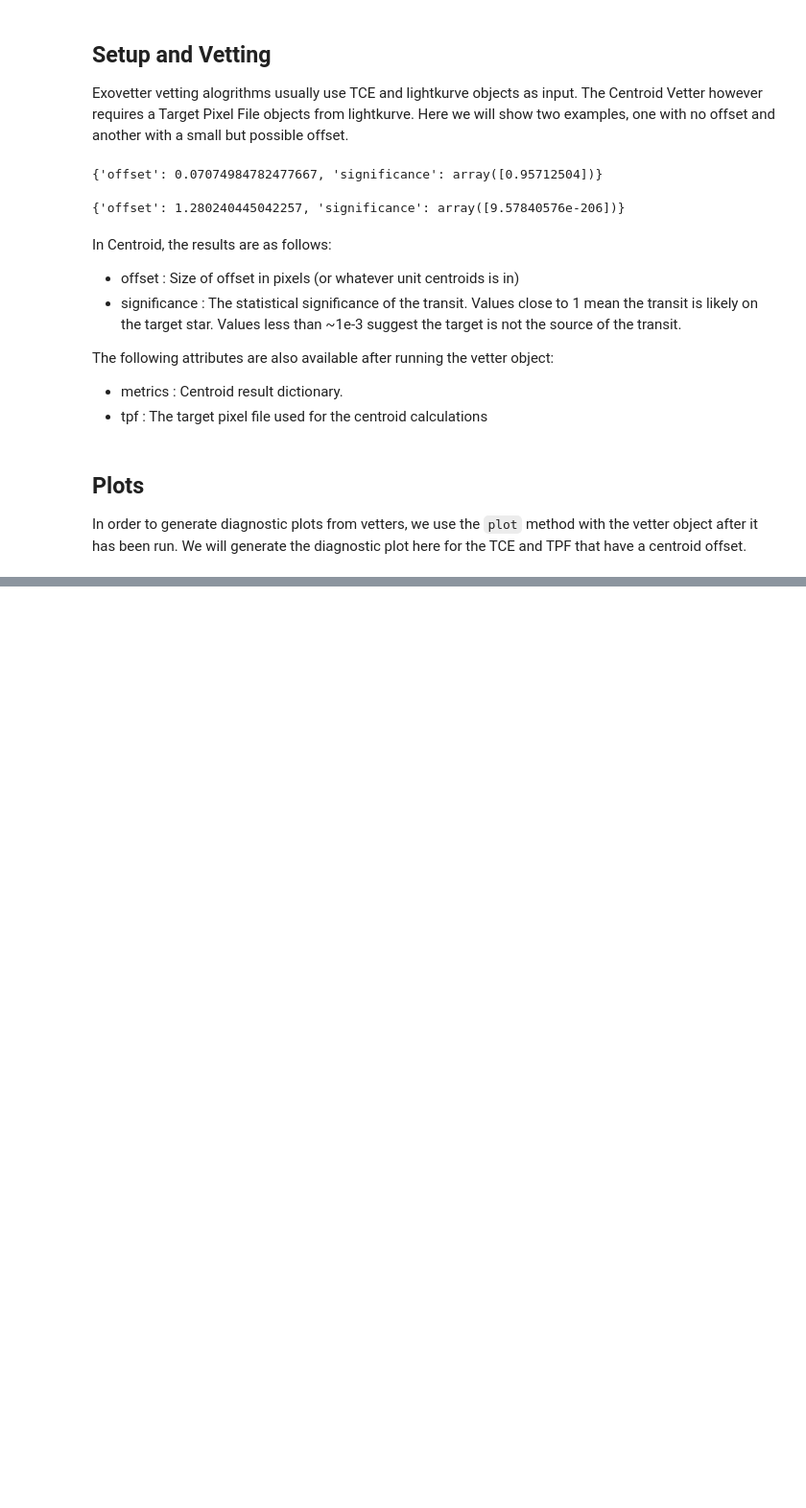
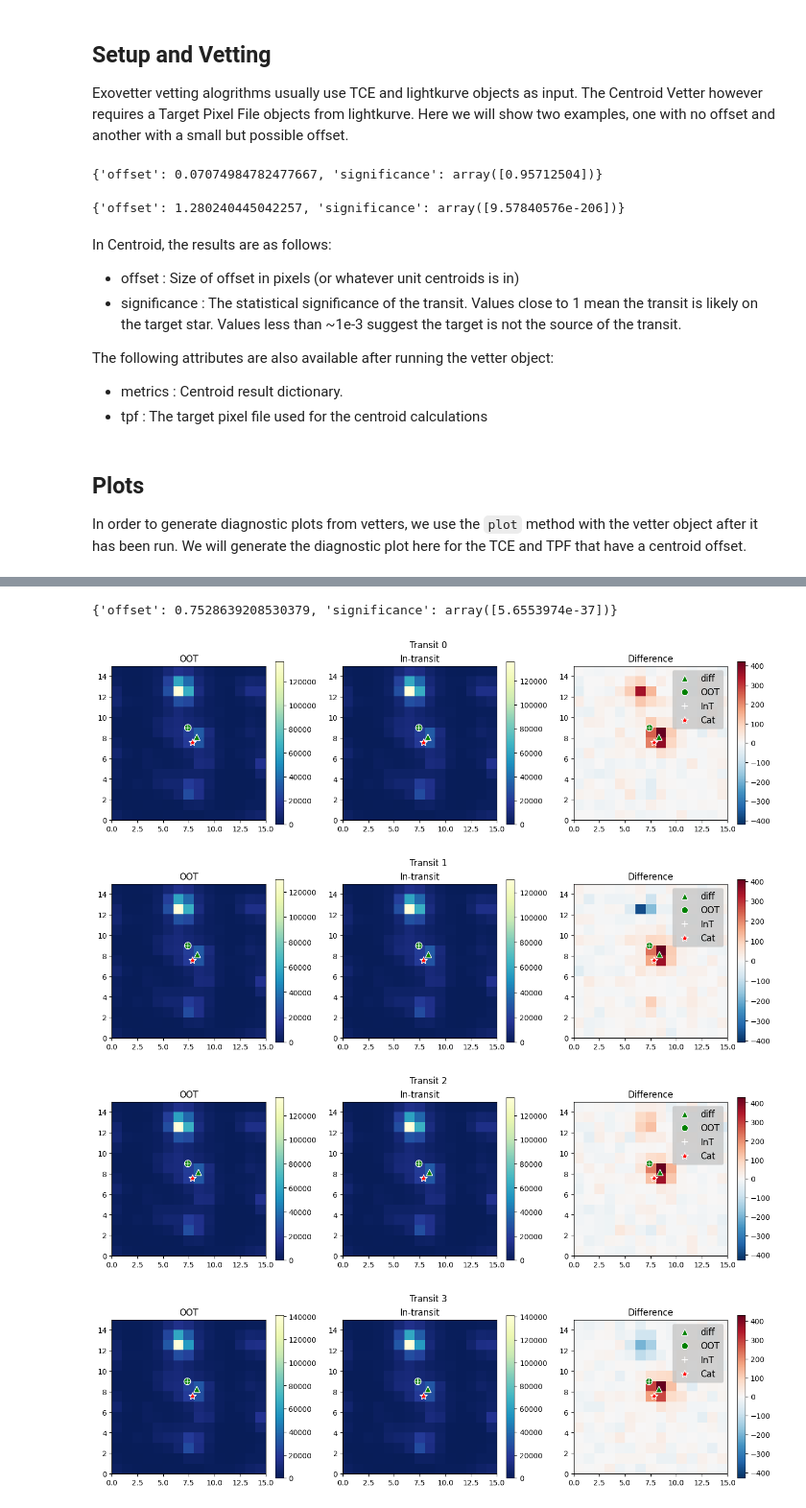
Before and after one commit to spacetelescope/exovetter, a Jupyter notebook: tutorial_notebooks/Centroid.ipynb, the cells around one changed output, grey strips where cells are left out. Shown at 96% size. Drawn from its saved outputs; the diff is of its cells as text; code cells hidden in the pictures; blank space fills up the shorter version.

Commit message:
Moved starloc_pix option to centroid object init and added example usage in tutorial notebook

```diff
--- a/tutorial_notebooks/Centroid.ipynb
+++ b/tutorial_notebooks/Centroid.ipynb
@@ -77,0 +81,31 @@ plt.show()
+# %%
+from astroquery.mast import Catalogs
+from astropy.coordinates import SkyCoord, ICRS
+
+def get_gaia_info(ticid):
+    """
+    For a TIC ID integer return the gaia catalog information from MAST.
+    """
+    tic_data = Catalogs.query_criteria(ID = ticid, catalog="TIC")
+    coord = SkyCoord(ra=tic_data['ra'], dec=tic_data['dec'], unit=(u.degree, u.degree), frame='icrs')
+    gaia_r = Catalogs.query_object("%f, %f"%(tic_data['ra'], tic_data['dec']), radius = .05, catalog="Gaia")
+    row = gaia_r[gaia_r['source_id'] == tic_data["GAIA"]]
+
+    return row
+
+ticid = 1103432 # TIC ID for previous example TOI 565.01
+gaia = get_gaia_info(ticid)
+target_coord = SkyCoord(ra = gaia['ra'], dec = gaia['dec'], unit = (u.degree, u.degree), frame=ICRS)
+
+starloc_pix = tpf.wcs.world_to_pixel(target_coord)
+
+# run the centroid vetter with this tce and tpf
+centroid_instance = vet.Centroid(starloc_pix=starloc_pix)
+centroid_results = centroid_instance.run(tce, tpf, plot=True)
+centroid_results
+# %% [output]
+{'offset': 0.7528639208530379, 'significance': array([5.6553974e-37])}
+[figure, added]
+[figure, added]
+[figure, added]
+[figure, added]
```
Also changed, not shown: parts of 3 cells of this notebook, 1 other file.
